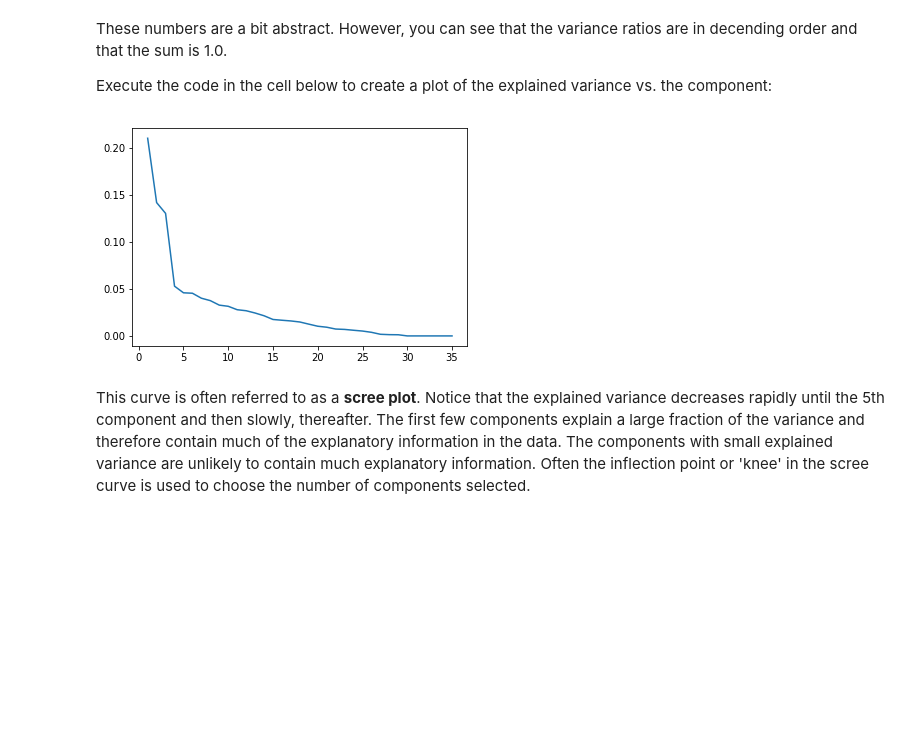
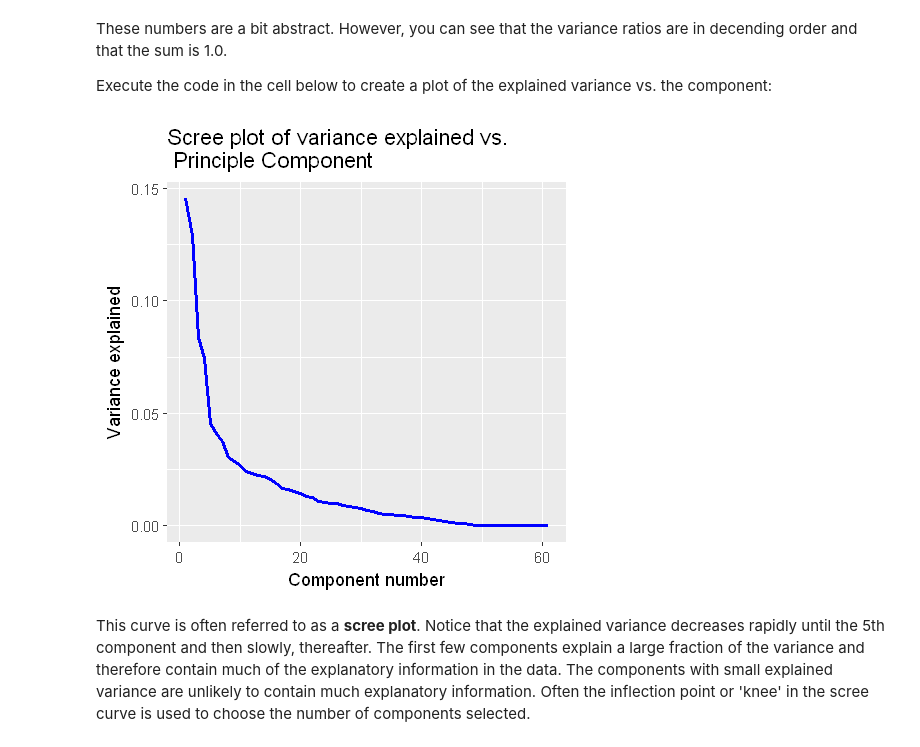
Before and after one commit to vijayraavi/Principles-of-Machine-Learning-R, a Jupyter notebook: Module5/DimensionalityReduction.ipynb, the cells around one changed output. Saved outputs shown, nothing was run; the diff lists cells and outputs as text; code cells hidden in the pictures; blank space fills up the shorter version.

```diff
--- a/Module5/DimensionalityReduction.ipynb
+++ b/Module5/DimensionalityReduction.ipynb
@@ -177,0 +211,7 @@ y_test = np.ravel(Labels[indx[1]])
+# %%
+num_cols = c('loan_duration_mo', 'loan_amount', 'payment_pcnt_income', 'age_yrs')
+preProcValues <- preProcess(training[,num_cols], method = c("center", "scale"))
+
+training[,num_cols] = predict(preProcValues, training[,num_cols])
+test[,num_cols] = predict(preProcValues, test[,num_cols])
+head(training[,num_cols])
@@ -179,7 +227,3 @@ y_test = np.ravel(Labels[indx[1]])
 ## Compute principle components
 
 The code in the cell below computes the principle components for the training feature subset. Execute this code:
-# %%
-pca_mod = skde.PCA()
-pca_comps = pca_mod.fit(x_train)
-pca_comps
@@ -188,0 +230,3 @@ PCA(copy=True, iterated_power='auto', n_components=None, random_state=None,
+# %%
+pca_credit = prcomp(training)
+str(pca_credit)
@@ -204,0 +250,3 @@ print(np.sum(pca_comps.explained_variance_ratio_))
+# %%
+var_exp = pca_credit$sdev**2/sum(pca_credit$sdev**2)
+var_exp
@@ -206,16 +268,18 @@ print(np.sum(pca_comps.explained_variance_ratio_))
 These numbers are a bit abstract. However, you can see that the variance ratios are in decending order and that the sum is 1.0.
 
 Execute the code in the cell below to create a plot of the explained variance vs. the component:
-# %%
-def plot_explained(mod):
-    comps = mod.explained_variance_ratio_
-    x = range(len(comps))
-    x = [y + 1 for y in x]
-    plt.plot(x,comps)
-
-plot_explained(pca_comps)
-# %% [output]
-[figure, removed]
+# %%
+plot_scree = function(pca_mod){
+    ## Plot as variance explained
+    df = data.frame(x = 1:length(var_exp), y = var_exp)
+    ggplot(df, aes(x,y)) + geom_line(size = 1, color = 'blue') +
+    xlab('Component number') + ylab('Variance explained') +
+    ggtitle('Scree plot of variance explained vs. \n Principle Component')
+}
+
+plot_scree(pca_credit)
+# %% [output]
+[figure, added]
 # %% [markdown]
 This curve is often referred to as a **scree plot**. Notice that the explained variance decreases rapidly until the 5th component and then slowly, thereafter. The first few components explain a large fraction of the variance and therefore contain much of the explanatory information in the data. The components with small explained variance are unlikely to contain much explanatory information. Often the inflection point or 'knee' in the scree curve is used to choose the number of components selected.
 # %% [markdown]
```
Also changed, not shown: parts of 21 cells of this notebook, 3 other files.
